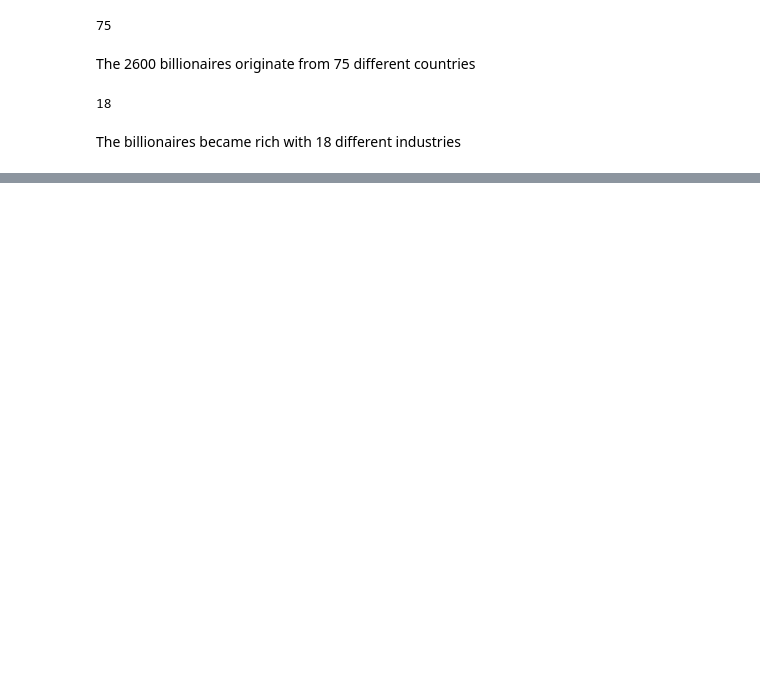
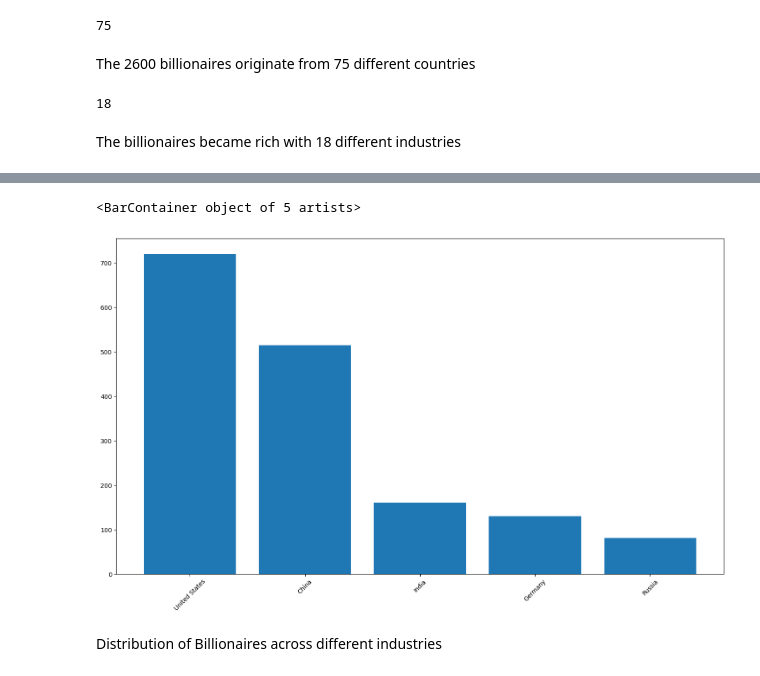
Before and after one commit to itsmegarvi/Data-Science-mini-Projects, a Jupyter notebook: Billionare Analysis 2022/Billionares Analysis EDA.ipynb, the cells around one changed output, grey strips where cells are left out. Saved outputs shown, nothing was run; the diff lists cells and outputs as text; code cells hidden in the pictures; blank space fills up the shorter version.

```diff
--- a/Billionare Analysis 2022/Billionares Analysis EDA.ipynb
+++ b/Billionare Analysis 2022/Billionares Analysis EDA.ipynb
@@ -82,0 +229,12 @@ Name: country, dtype: int64
+# %%
+ins = list(i.keys())
+v = list(i.values())
+# %%
+plt.figure(figsize=(18,10))
+plt.xticks(rotation=45)
+plt.bar(range(len(i)),v, tick_label= ins)
+# %% [output]
+<BarContainer object of 5 artists>
+[figure, added]
+# %% [markdown]
+Distribution of Billionaires across different industries
```
Also changed, not shown: parts of 20 cells of this notebook.
